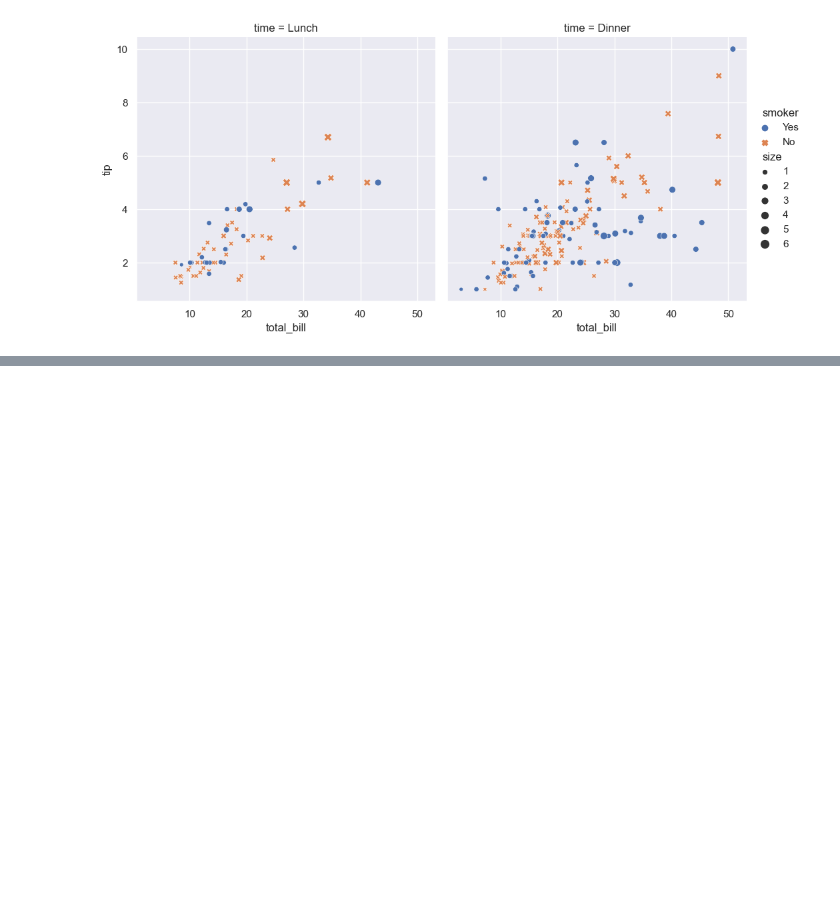
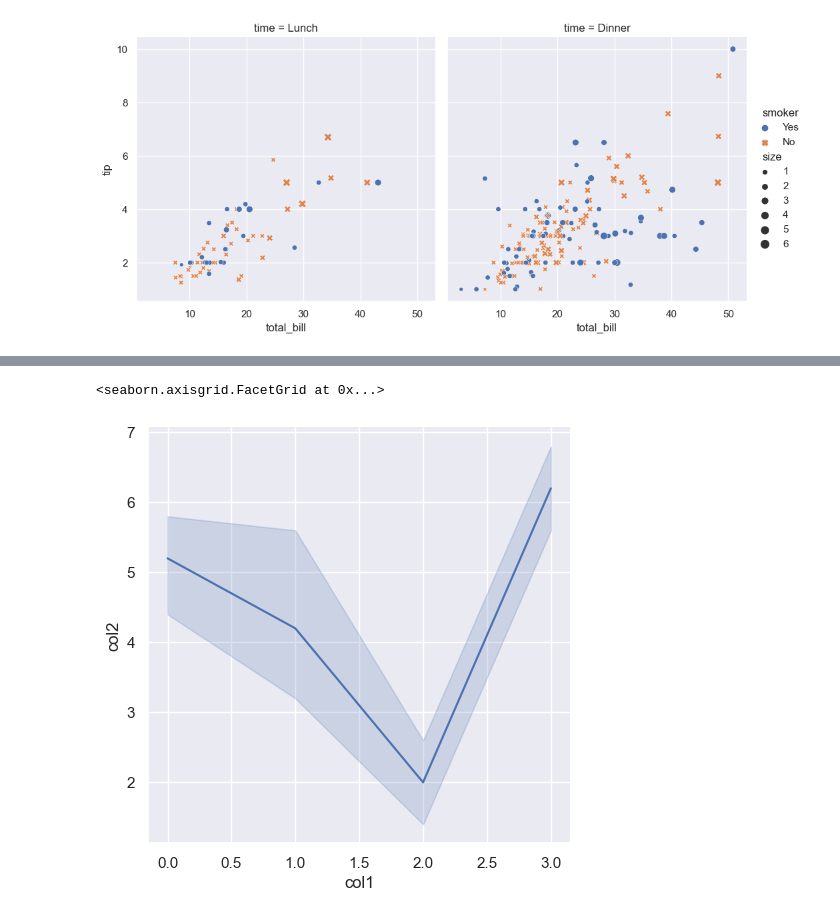
Before and after one commit to ryu1kn/sandbox--seaborn, a Jupyter notebook: an-introduction-to-seaborn.ipynb, the cells around one changed output, grey strips where cells are left out. Cells and saved outputs as stored; diff of their text form; code cells hidden in the pictures; blank space fills up the shorter version.

```diff
--- a/an-introduction-to-seaborn.ipynb
+++ b/an-introduction-to-seaborn.ipynb
@@ -29,0 +85,24 @@ sns.relplot(
+# %%
+# y-axis solid line seems to be an average at point x,
+# the range is not from min to max, smaller than that range.
+df = pd.DataFrame({
+    'col1': [
+        0, 0, 0, 0, 0,
+        1, 1, 1, 1, 1,
+        2, 2, 2, 2, 2,
+        3, 3, 3, 3, 3,
+    ],
+    'col2': [
+        5, 6, 6, 4, 5,
+        4, 3, 4, 7, 3,
+        2, 2, 1, 2, 3,
+        6, 6, 7, 7, 5,
+    ]
+})
+sns.relplot(
+    data=df, kind="line",
+    x="col1", y="col2",
+)
+# %% [output]
+<seaborn.axisgrid.FacetGrid at 0x...>
+[figure, added]
```
Also changed, not shown: parts of 26 cells of this notebook.
